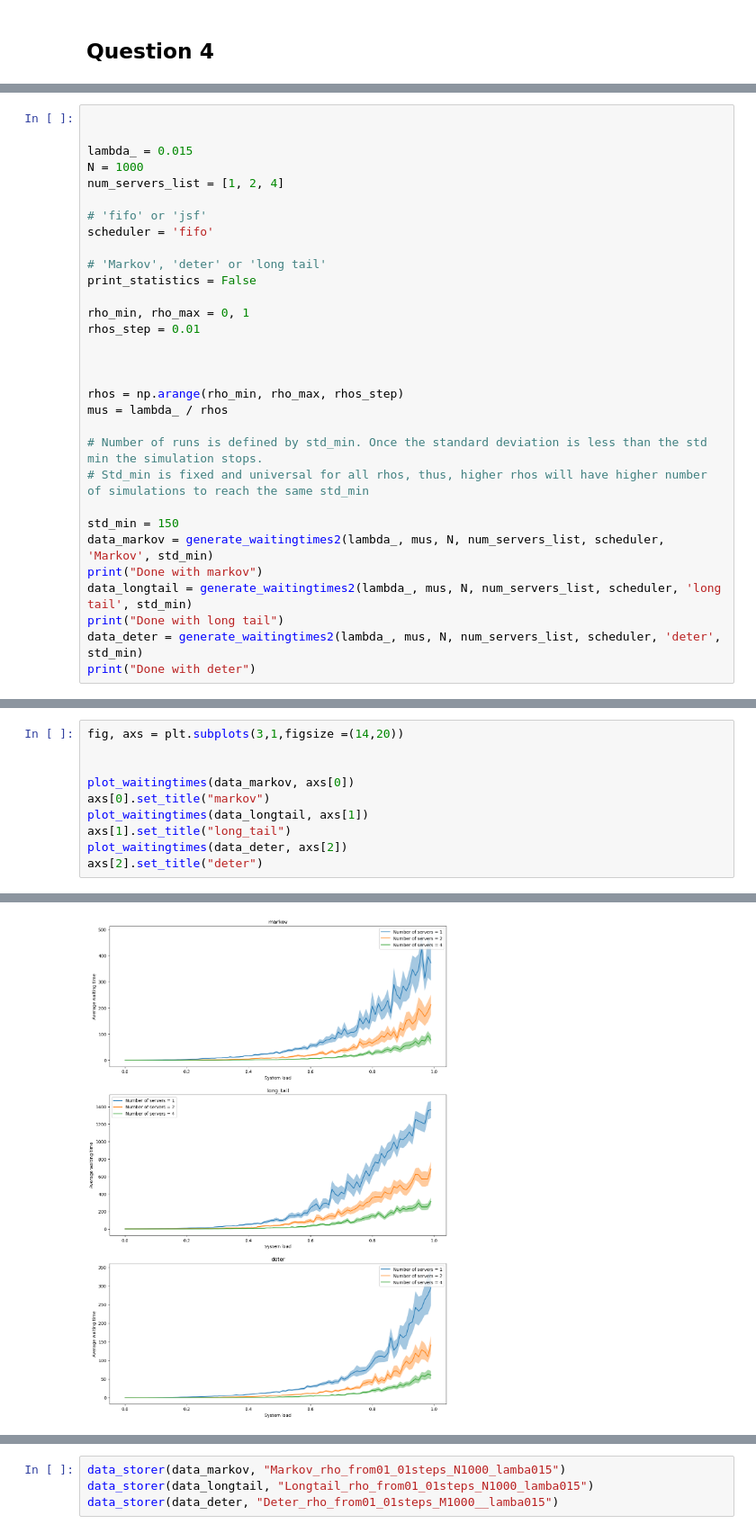
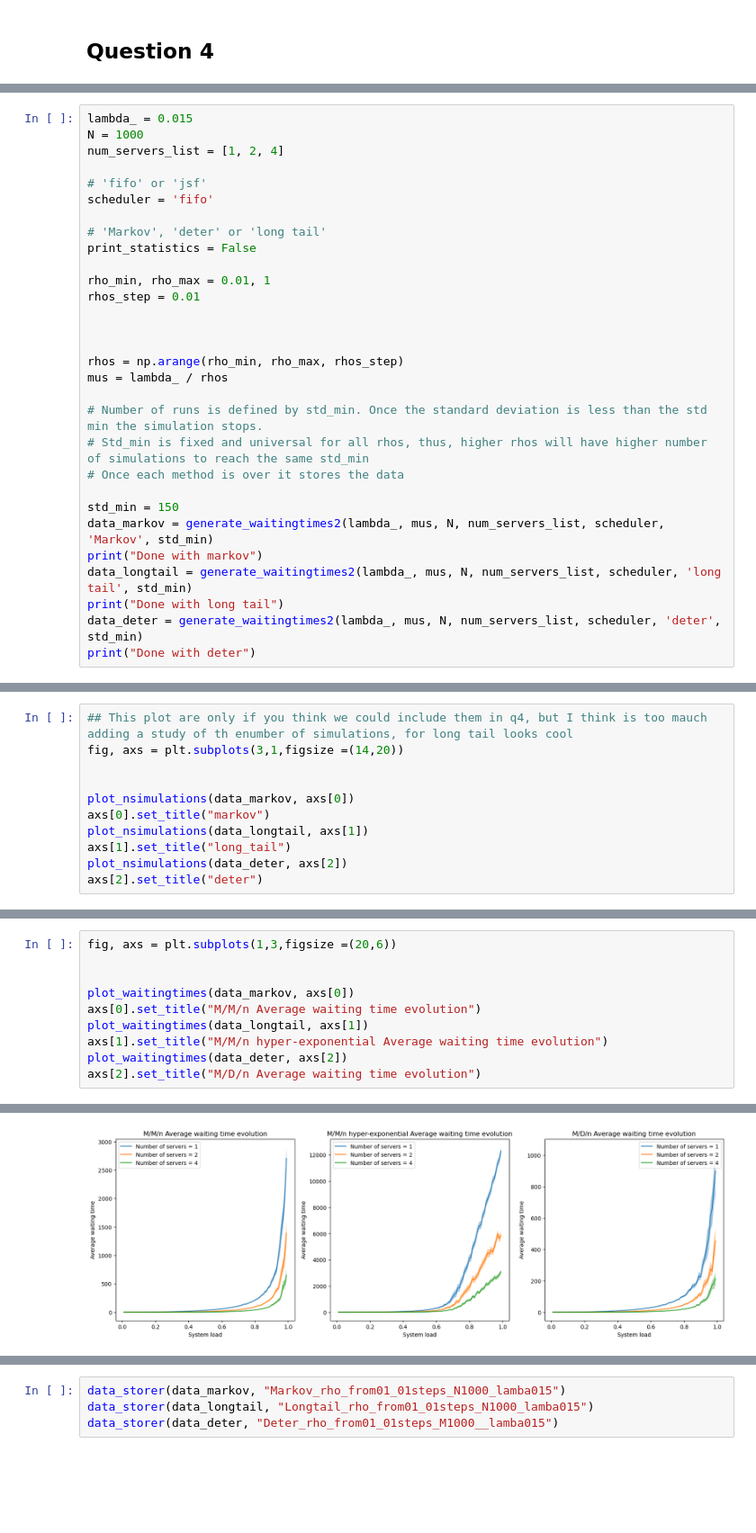
Before and after one commit to pabloralves/Stoc_Assignment_2, a Jupyter notebook: Q4_test.ipynb, the cells around one changed output, grey strips where cells are left out. Shown at 90% size. Cells and saved outputs as stored; diff of their text form; blank space fills up the shorter version.

```diff
--- a/Q4_test.ipynb
+++ b/Q4_test.ipynb
@@ -611,6 +643,4 @@ def error_comparison(data1,data2, num_servers_list):
 # %%
-
-
 lambda_ = 0.015
 N = 1000
 num_servers_list = [1, 2, 4]
@@ -621,7 +651,7 @@ scheduler = 'fifo'
 # 'Markov', 'deter' or 'long tail'
 print_statistics = False
 
-rho_min, rho_max = 0, 1
+rho_min, rho_max = 0.01, 1
 rhos_step = 0.01
 
 
@@ -631,6 +661,7 @@ mus = lambda_ / rhos
 
 # Number of runs is defined by std_min. Once the standard deviation is less than the std min the simulation stops.
 # Std_min is fixed and universal for all rhos, thus, higher rhos will have higher number of simulations to reach the same std_min
+# Once each method is over it stores the data
 
 std_min = 150
 data_markov = generate_waitingtimes2(lambda_, mus, N, num_servers_list, scheduler, 'Markov', std_min)
@@ -643,0 +677,11 @@ KeyboardInterrupt:
+# %%
+## This plot are only if you think we could include them in q4, but I think is too mauch adding a study of th enumber of simulations, for long tail looks cool
+fig, axs = plt.subplots(3,1,figsize =(14,20))
+
+
+plot_nsimulations(data_markov, axs[0])
+axs[0].set_title("markov")
+plot_nsimulations(data_longtail, axs[1])
+axs[1].set_title("long_tail")
+plot_nsimulations(data_deter, axs[2])
+axs[2].set_title("deter")
@@ -644,11 +691,11 @@ KeyboardInterrupt:
 # %%
-fig, axs = plt.subplots(3,1,figsize =(14,20))
+fig, axs = plt.subplots(1,3,figsize =(20,6))
 
 
 plot_waitingtimes(data_markov, axs[0])
-axs[0].set_title("markov")
+axs[0].set_title("M/M/n Average waiting time evolution")
 plot_waitingtimes(data_longtail, axs[1])
-axs[1].set_title("long_tail")
+axs[1].set_title("M/M/n hyper-exponential Average waiting time evolution")
 plot_waitingtimes(data_deter, axs[2])
-axs[2].set_title("deter")
+axs[2].set_title("M/D/n Average waiting time evolution")
 # %% [output]
@@ -656 +703 @@ Text(0.5, 1.0, 'deter')
-[figure, old version]
+[figure, new version]
```
Also changed, not shown: parts of 17 cells of this notebook.
